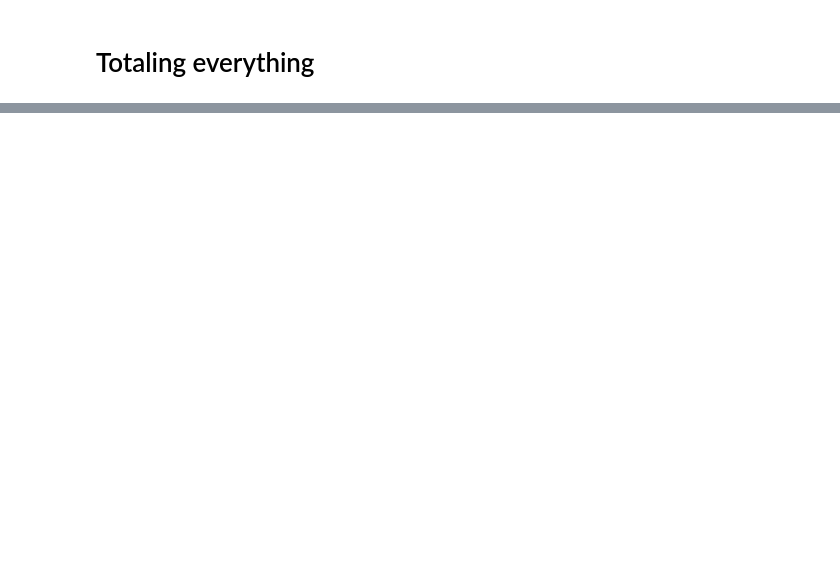
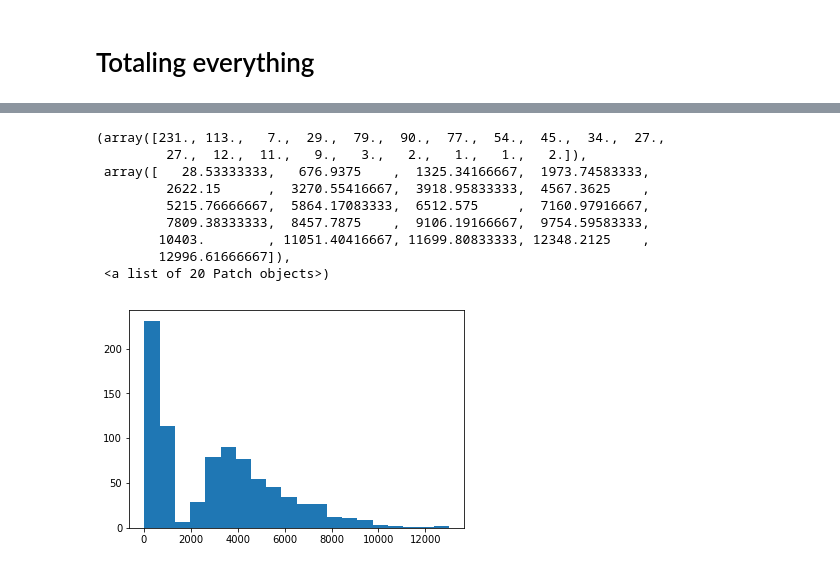
Before and after one commit to SallyPoon/LyftDS, a Jupyter notebook: Lyft DS.ipynb, the cells around one changed output, grey strips where cells are left out. Saved outputs shown, nothing was run; the diff lists cells and outputs as text; code cells hidden in the pictures; blank space fills up the shorter version.

```diff
--- a/Lyft DS.ipynb
+++ b/Lyft DS.ipynb
@@ -226,0 +243,13 @@ plt.show()
+# %%
+plt.hist(combined_date["duration_min"],bins=20)
+# %% [output]
+(array([231., 113.,   7.,  29.,  79.,  90.,  77.,  54.,  45.,  34.,  27.,
+         27.,  12.,  11.,   9.,   3.,   2.,   1.,   1.,   2.]),
+ array([   28.53333333,   676.9375    ,  1325.34166667,  1973.74583333,
+         2622.15      ,  3270.55416667,  3918.95833333,  4567.3625    ,
+         5215.76666667,  5864.17083333,  6512.575     ,  7160.97916667,
+         7809.38333333,  8457.7875    ,  9106.19166667,  9754.59583333,
+        10403.        , 11051.40416667, 11699.80833333, 12348.2125    ,
+        12996.61666667]),
+ <a list of 20 Patch objects>)
+[figure, added]
```
Also changed, not shown: parts of 33 cells of this notebook, 1 other file.
